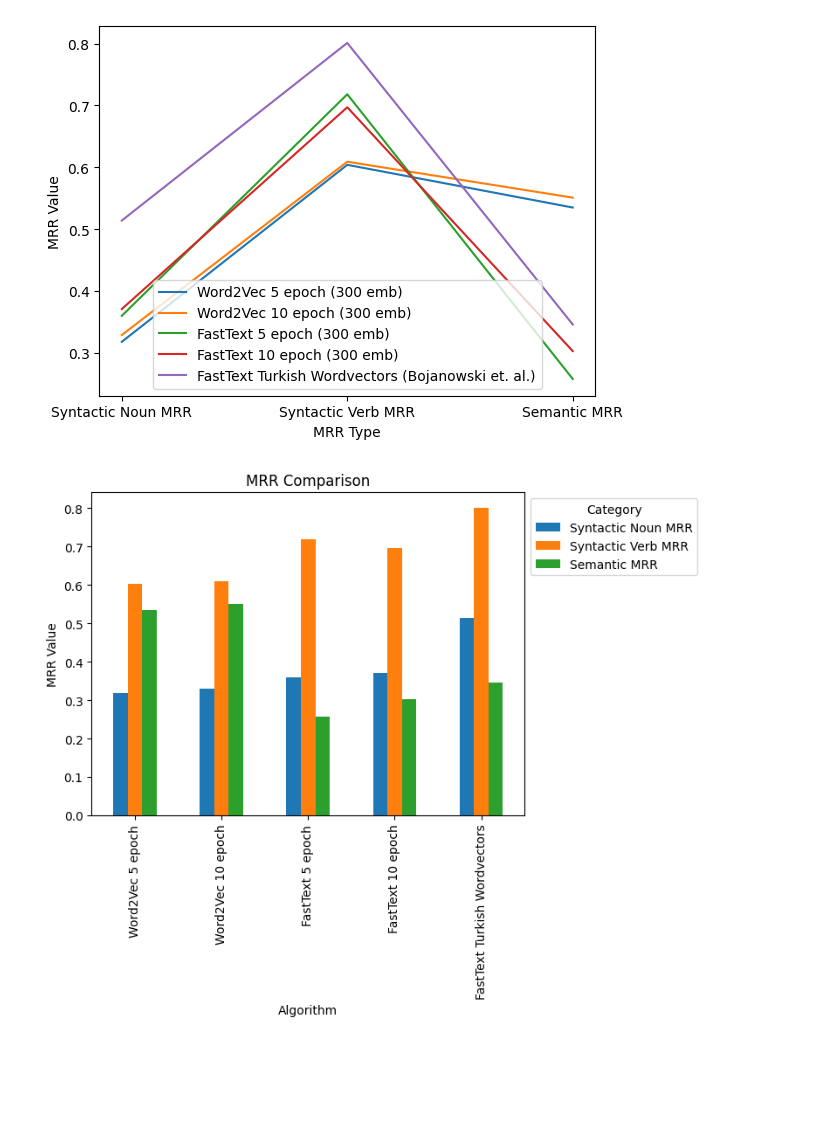
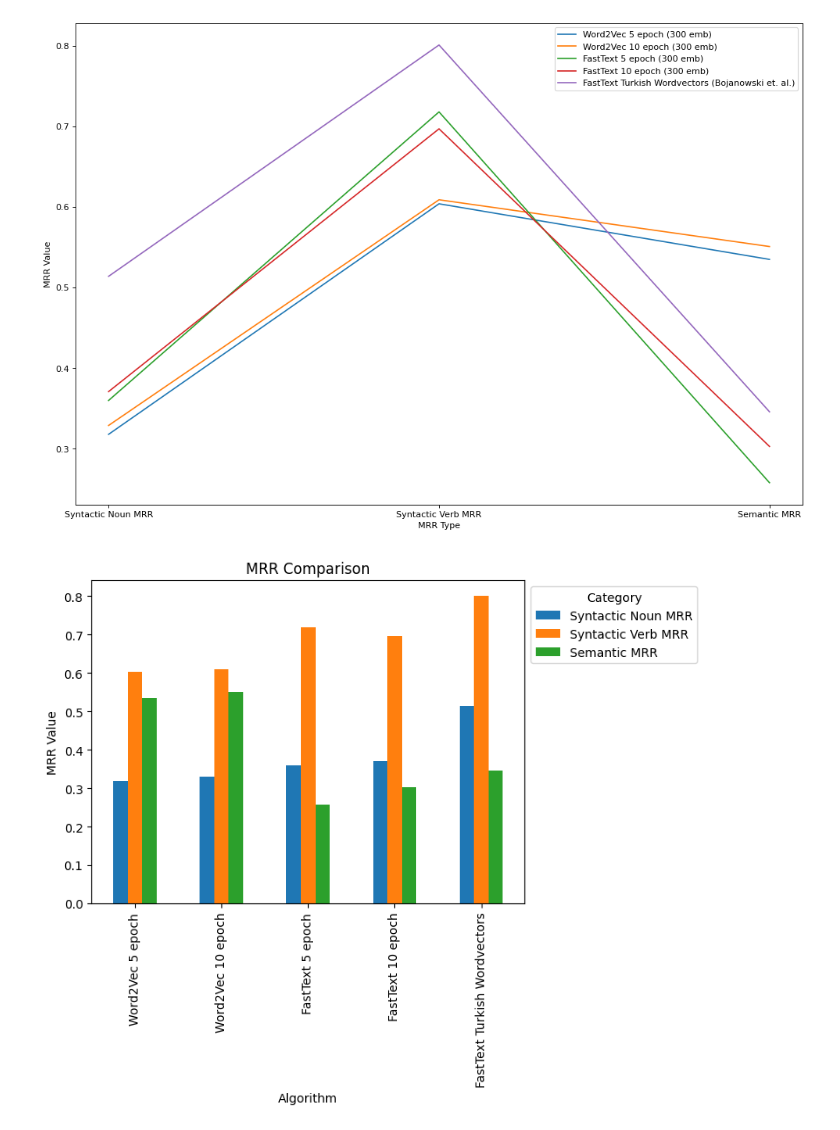
Before and after one commit to Turkish-Word-Embeddings/Word-Embeddings-Repository-for-Turkish, a Jupyter notebook: visualization/visualize.ipynb, the cells around one changed output. Saved outputs shown, nothing was run; the diff lists cells and outputs as text; code cells hidden in the pictures; blank space fills up the shorter version.

```diff
--- a/visualization/visualize.ipynb
+++ b/visualization/visualize.ipynb
@@ -24,18 +24,18 @@ analogydf = pd.DataFrame(analogy, index=['Word2Vec 5 epoch', 'Word2Vec 10 epoch'
 similaritydf = pd.DataFrame(similarity, index=['Word2Vec 5 epoch', 'Word2Vec 10 epoch', 'FastText 5 epoch', 'FastText 10 epoch', 'FastText Turkish Wordvectors'])
 # %%
 # Create a list of MRR types and their positions on the x-axis
-plt.figure()
+plt.figure(figsize=(15, 10), dpi=80)
 plt.plot(analogydf.loc['Word2Vec 5 epoch'], label='Word2Vec 5 epoch (300 emb)')
 plt.plot(analogydf.loc['Word2Vec 10 epoch'], label='Word2Vec 10 epoch (300 emb)')
 plt.plot(analogydf.loc['FastText 5 epoch'], label='FastText 5 epoch (300 emb)')
 plt.plot(analogydf.loc['FastText 10 epoch'], label='FastText 10 epoch (300 emb)')
 plt.plot(analogydf.loc['FastText Turkish Wordvectors'], label='FastText Turkish Wordvectors (Bojanowski et. al.)')
 plt.legend()
 plt.xlabel('MRR Type')
 plt.ylabel('MRR Value')
 plt.show()
 # %% [output]
-[figure, old version]
+[figure, new version]
 # %%
 # Bar plot
 ax = analogydf.plot(kind='bar')
```
Also changed, not shown: parts of 5 cells of this notebook.
